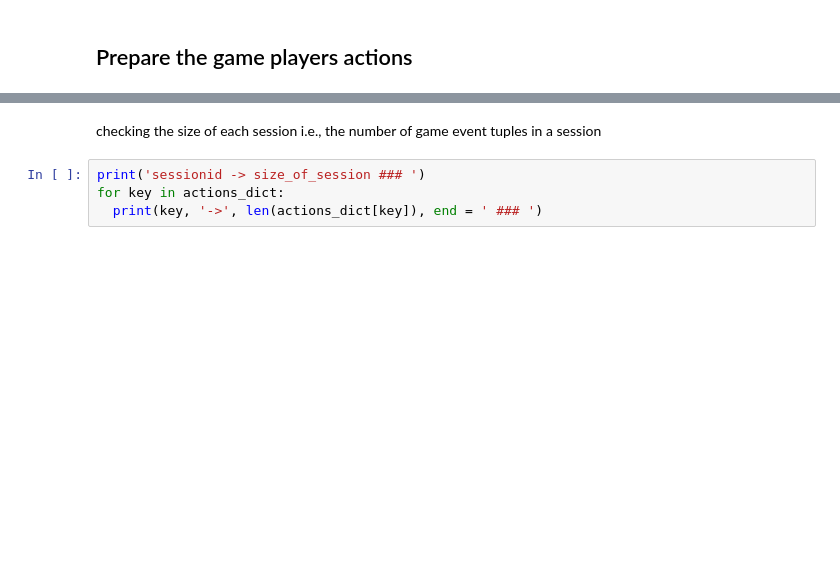
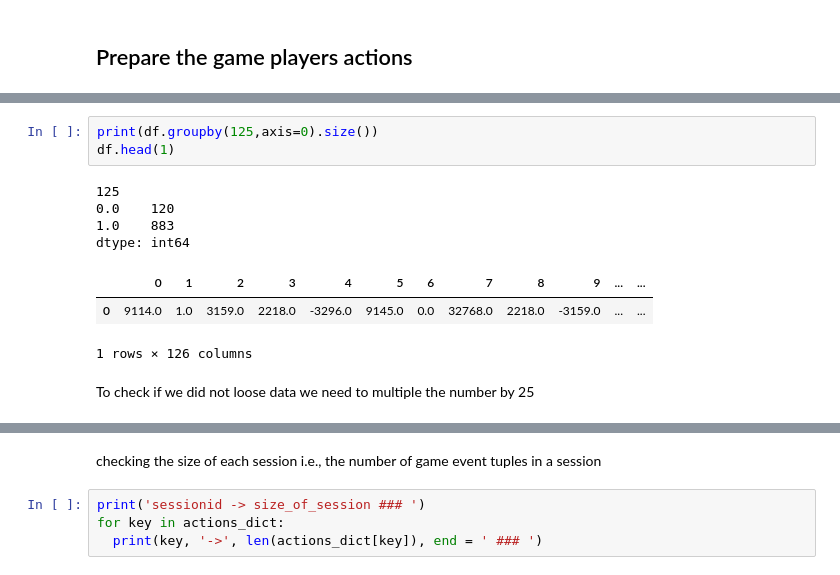
Before and after one commit to aws-samples/amazon-aurora-call-to-amazon-sagemaker-sample, a Jupyter notebook: stk-sample/env-build/sagemaker/stk-bot-detection-rcf.ipynb, the cells around one changed output, grey strips where cells are left out. Saved outputs shown, nothing was run; the diff lists cells and outputs as text; blank space fills up the shorter version.

```diff
--- a/stk-sample/env-build/sagemaker/stk-bot-detection-rcf.ipynb
+++ b/stk-sample/env-build/sagemaker/stk-bot-detection-rcf.ipynb
@@ -129,0 +292,13 @@ actions.describe()
+# %%
+print(df.groupby(125,axis=0).size())
+df.head(1)
+# %% [output]
+125
+0.0    120
+1.0    883
+dtype: int64
+|  | 0 | 1 | 2 | 3 | 4 | 5 | 6 | 7 | 8 | 9 | ... | ... |
+| 0 | 9114.0 | 1.0 | 3159.0 | 2218.0 | -3296.0 | 9145.0 | 0.0 | 32768.0 | 2218.0 | -3159.0 | ... | ... |
+1 rows × 126 columns
+# %% [markdown]
+To check if we did not loose data we need to multiple the number by 25
```
Also changed, not shown: parts of 42 cells of this notebook.
